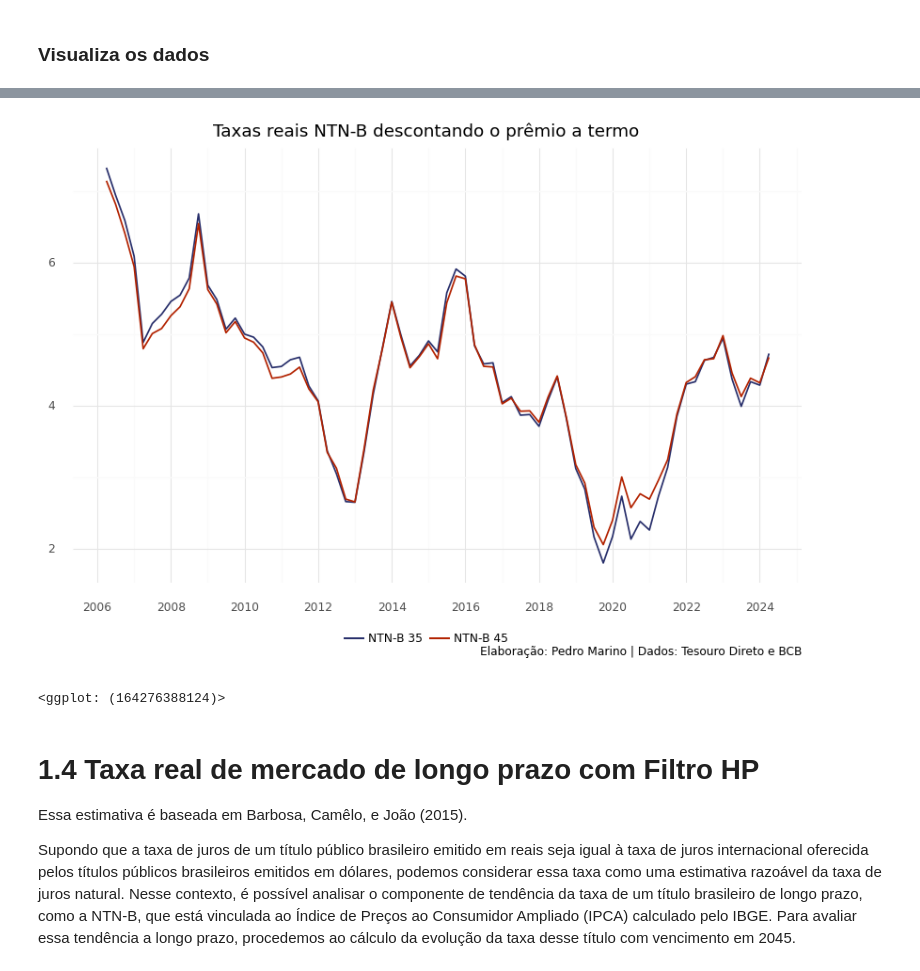
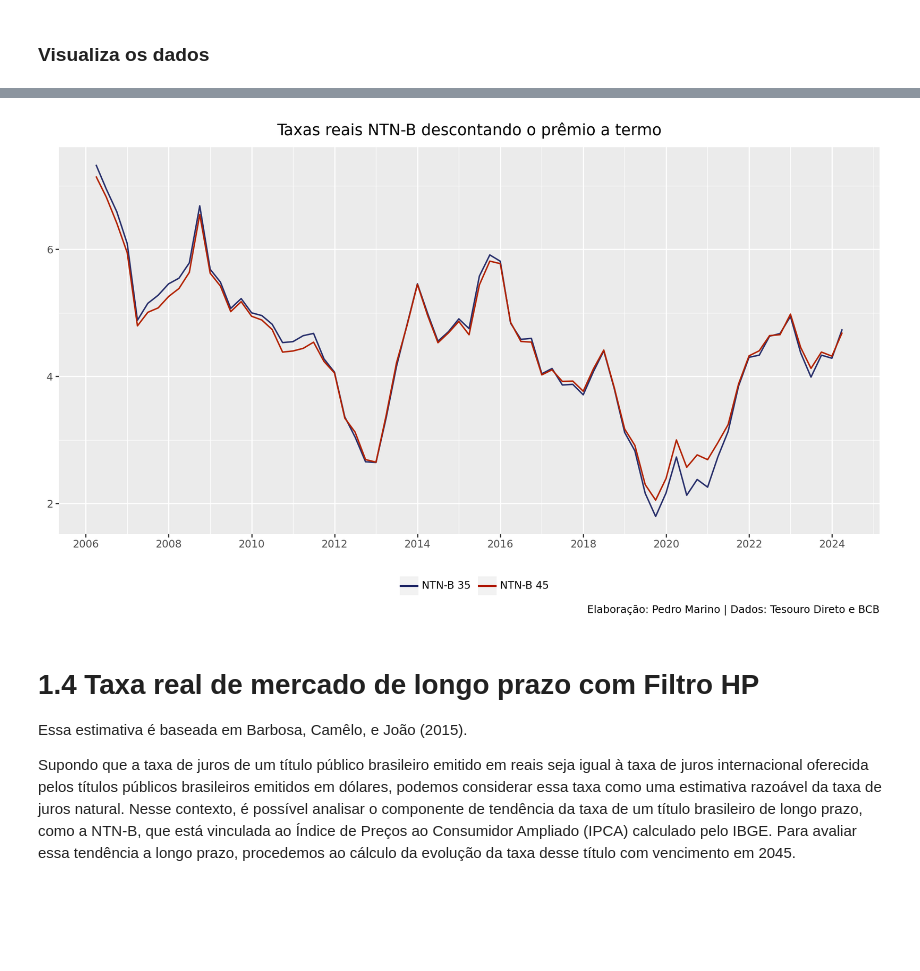
Before and after one commit to pedroxmarino/juros_neutro_completo, a Jupyter notebook: juro_neutro.ipynb, the cells around one changed output, grey strips where cells are left out. Saved outputs shown, nothing was run; the diff lists cells and outputs as text; code cells hidden in the pictures; blank space fills up the shorter version.

```diff
--- a/juro_neutro.ipynb
+++ b/juro_neutro.ipynb
@@ -905,21 +904,19 @@ proxy3
 # %%
 (
  ggplot(proxy3, aes(x = 'date_quarter', y = 'values', color = 'proxy')) +
  geom_line(size = 0.7) +
  scale_colour_manual(values = list(colors.values())) +
  scale_x_date(date_breaks = "2 year", date_labels = "%Y") +
  labs(title = "Taxas reais NTN-B descontando o prêmio a termo",
       color="",
       x="",
       y="",
       caption = "Elaboração: Pedro Marino | Dados: Tesouro Direto e BCB")+
- theme_minimal() +
  theme(legend_position = "bottom",
        figure_size = (10, 6))
 )
 # %% [output]
-[figure, old version]
+[figure, new version]
-<ggplot: (164276388124)>
 # %% [markdown]
 # 1.4 Taxa real de mercado de longo prazo com Filtro HP
 
```
Also changed, not shown: parts of 20 cells of this notebook.
